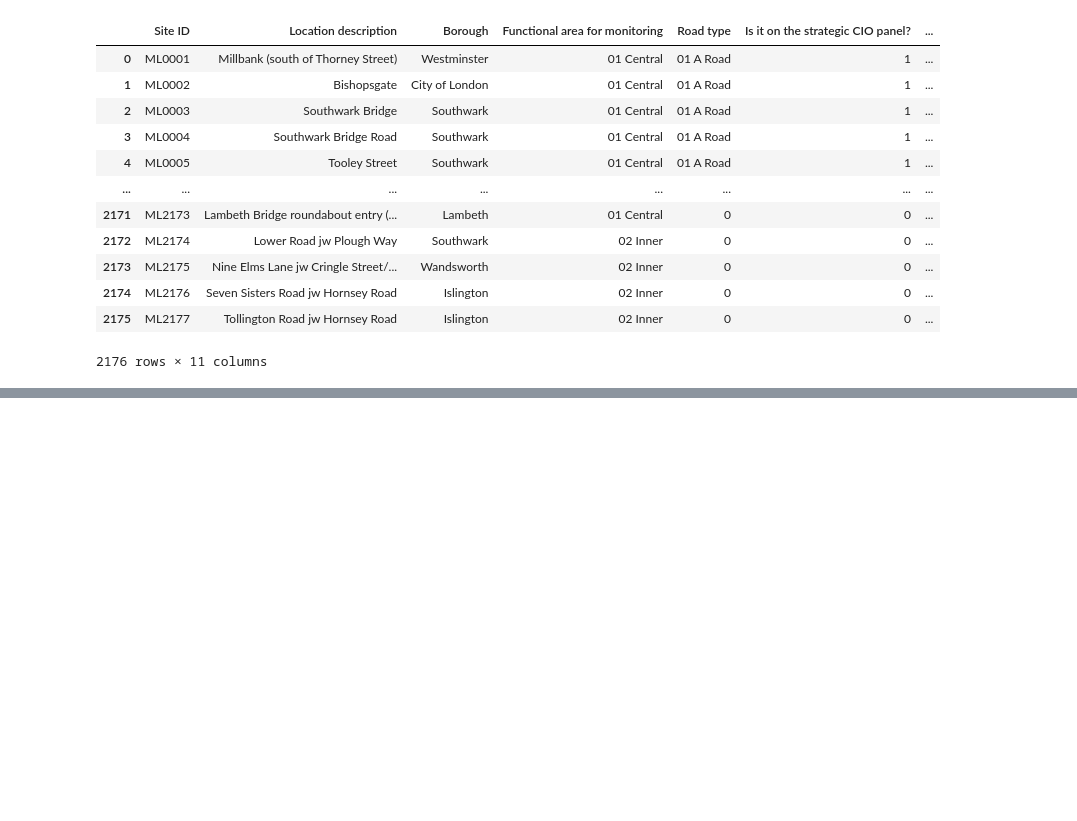
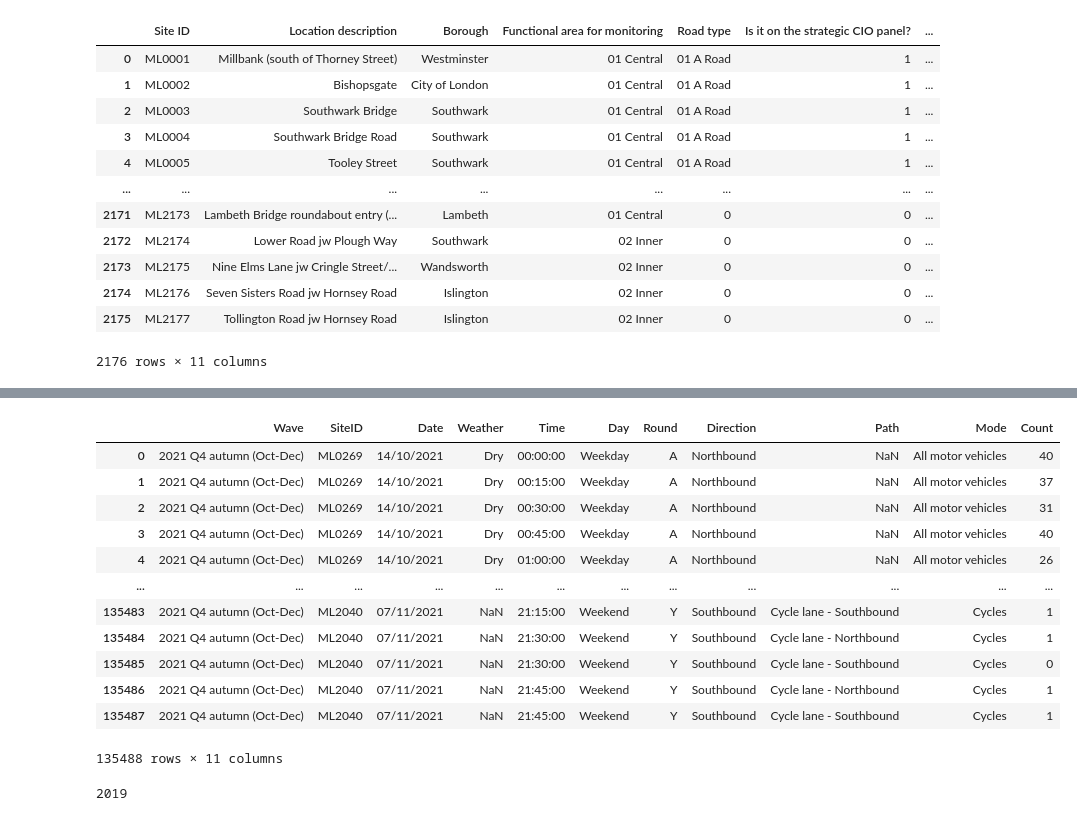
Before and after one commit to phungdoanthe/DE-zoomcamp, a Jupyter notebook: project/data_exploring.ipynb, the cells around one changed output, grey strips where cells are left out. Saved outputs shown, nothing was run; the diff lists cells and outputs as text; code cells hidden in the pictures; blank space fills up the shorter version.

Commit message:
adjust download file

```diff
--- a/project/data_exploring.ipynb
+++ b/project/data_exploring.ipynb
@@ -19,0 +69,22 @@ location_df
+# %%
+data_2021_q4 = pd.read_csv(r"C:\Users\phungdoan\.vscode\project\DE\DE-zoomcamp\project\downloads\2021 Q4 autumn (Oct-Dec)-Cycleways.csv")
+data_2021_q4
+# %% [output]
+|  | Wave | SiteID | Date | Weather | Time | Day | Round | Direction | Path | Mode | Count |
+| 0 | 2021 Q4 autumn (Oct-Dec) | ML0269 | 14/10/2021 | Dry | 00:00:00 | Weekday | A | Northbound | NaN | All motor vehicles | 40 |
+| 1 | 2021 Q4 autumn (Oct-Dec) | ML0269 | 14/10/2021 | Dry | 00:15:00 | Weekday | A | Northbound | NaN | All motor vehicles | 37 |
+| 2 | 2021 Q4 autumn (Oct-Dec) | ML0269 | 14/10/2021 | Dry | 00:30:00 | Weekday | A | Northbound | NaN | All motor vehicles | 31 |
+| 3 | 2021 Q4 autumn (Oct-Dec) | ML0269 | 14/10/2021 | Dry | 00:45:00 | Weekday | A | Northbound | NaN | All motor vehicles | 40 |
+| 4 | 2021 Q4 autumn (Oct-Dec) | ML0269 | 14/10/2021 | Dry | 01:00:00 | Weekday | A | Northbound | NaN | All motor vehicles | 26 |
+| ... | ... | ... | ... | ... | ... | ... | ... | ... | ... | ... | ... |
+| 135483 | 2021 Q4 autumn (Oct-Dec) | ML2040 | 07/11/2021 | NaN | 21:15:00 | Weekend | Y | Southbound | Cycle lane - Southbound | Cycles | 1 |
+| 135484 | 2021 Q4 autumn (Oct-Dec) | ML2040 | 07/11/2021 | NaN | 21:30:00 | Weekend | Y | Southbound | Cycle lane - Northbound | Cycles | 1 |
+| 135485 | 2021 Q4 autumn (Oct-Dec) | ML2040 | 07/11/2021 | NaN | 21:30:00 | Weekend | Y | Southbound | Cycle lane - Southbound | Cycles | 0 |
+| 135486 | 2021 Q4 autumn (Oct-Dec) | ML2040 | 07/11/2021 | NaN | 21:45:00 | Weekend | Y | Southbound | Cycle lane - Northbound | Cycles | 1 |
+| 135487 | 2021 Q4 autumn (Oct-Dec) | ML2040 | 07/11/2021 | NaN | 21:45:00 | Weekend | Y | Southbound | Cycle lane - Southbound | Cycles | 1 |
+135488 rows × 11 columns
+# %%
+file_name ="2019 Q1 (Jan-Mar)-Central.csv"
+print(file_name.split(" ")[0].strip())
+# %% [output]
+2019
```
Also changed, not shown: parts of 3 cells of this notebook, 1 other file.
